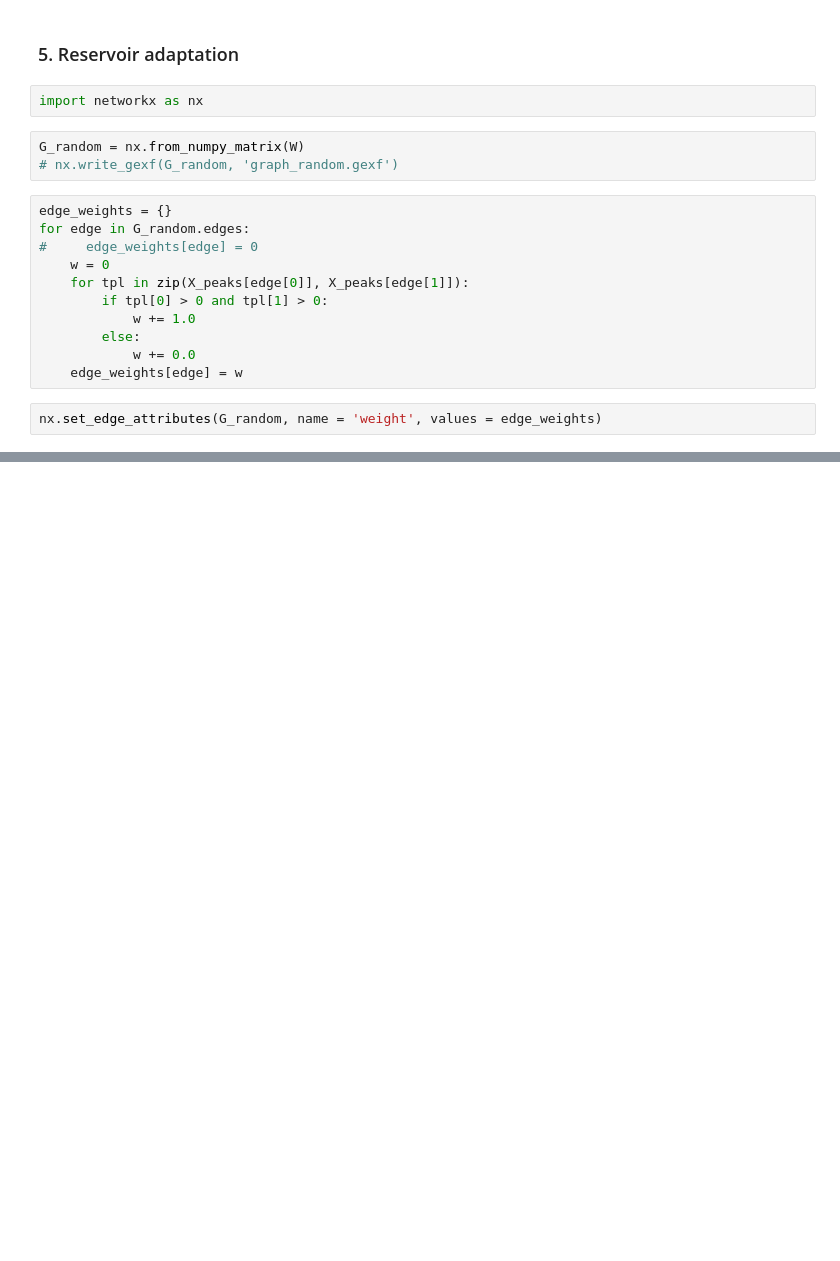
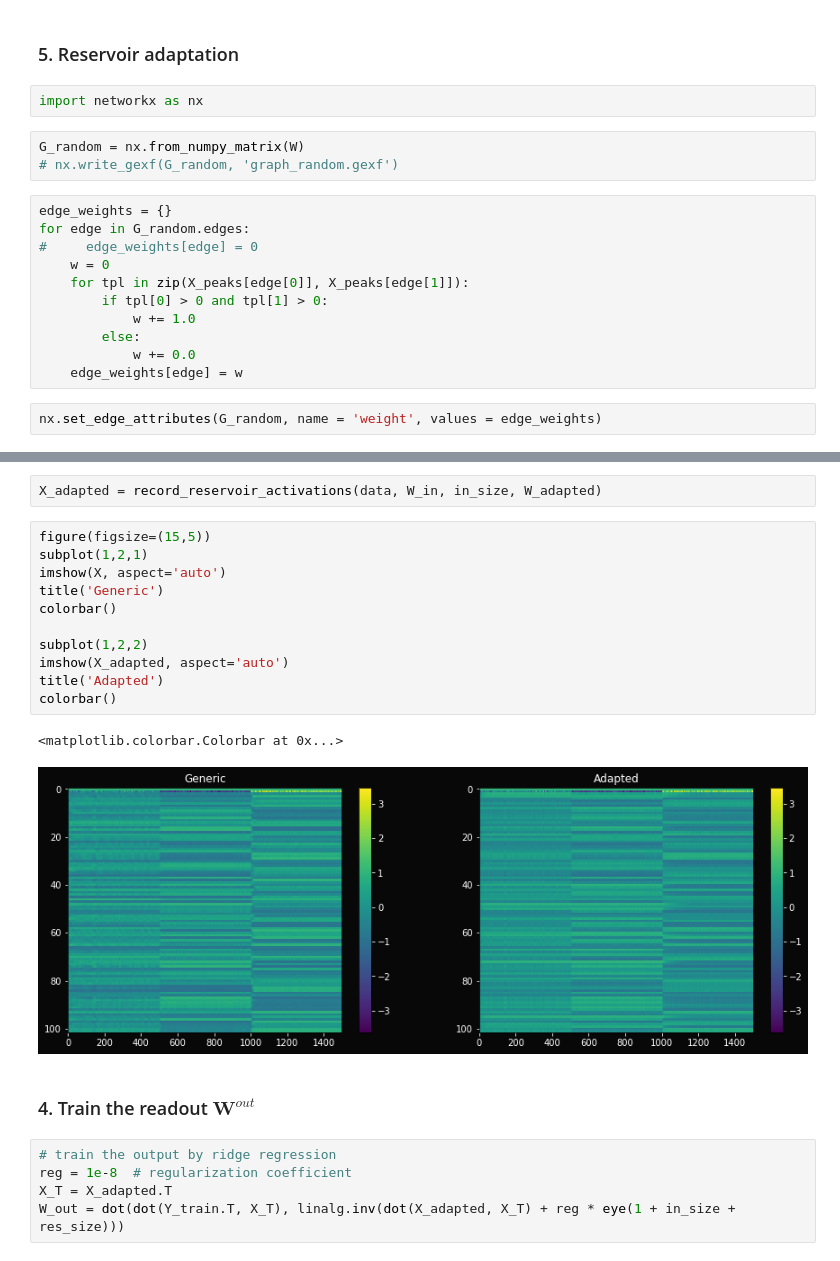
Before and after one commit to mizvol/miniESN, a Jupyter notebook: Adaptation.ipynb, the cells around one changed output, grey strips where cells are left out. Saved outputs shown, nothing was run; the diff lists cells and outputs as text; blank space fills up the shorter version.

```diff
--- a/Adaptation.ipynb
+++ b/Adaptation.ipynb
@@ -261,0 +271,23 @@ colorbar()
+# %%
+X_adapted = record_reservoir_activations(data, W_in, in_size, W_adapted)
+# %%
+figure(figsize=(15,5))
+subplot(1,2,1)
+imshow(X, aspect='auto')
+title('Generic')
+colorbar()
+
+subplot(1,2,2)
+imshow(X_adapted, aspect='auto')
+title('Adapted')
+colorbar()
+# %% [output]
+<matplotlib.colorbar.Colorbar at 0x...>
+[figure, added]
+# %% [markdown]
+### 4. Train the readout $\mathbf{W}^{out}$
+# %%
+# train the output by ridge regression
+reg = 1e-8  # regularization coefficient
+X_T = X_adapted.T
+W_out = dot(dot(Y_train.T, X_T), linalg.inv(dot(X_adapted, X_T) + reg * eye(1 + in_size + res_size)))
```
Also changed, not shown: parts of 15 cells of this notebook.
